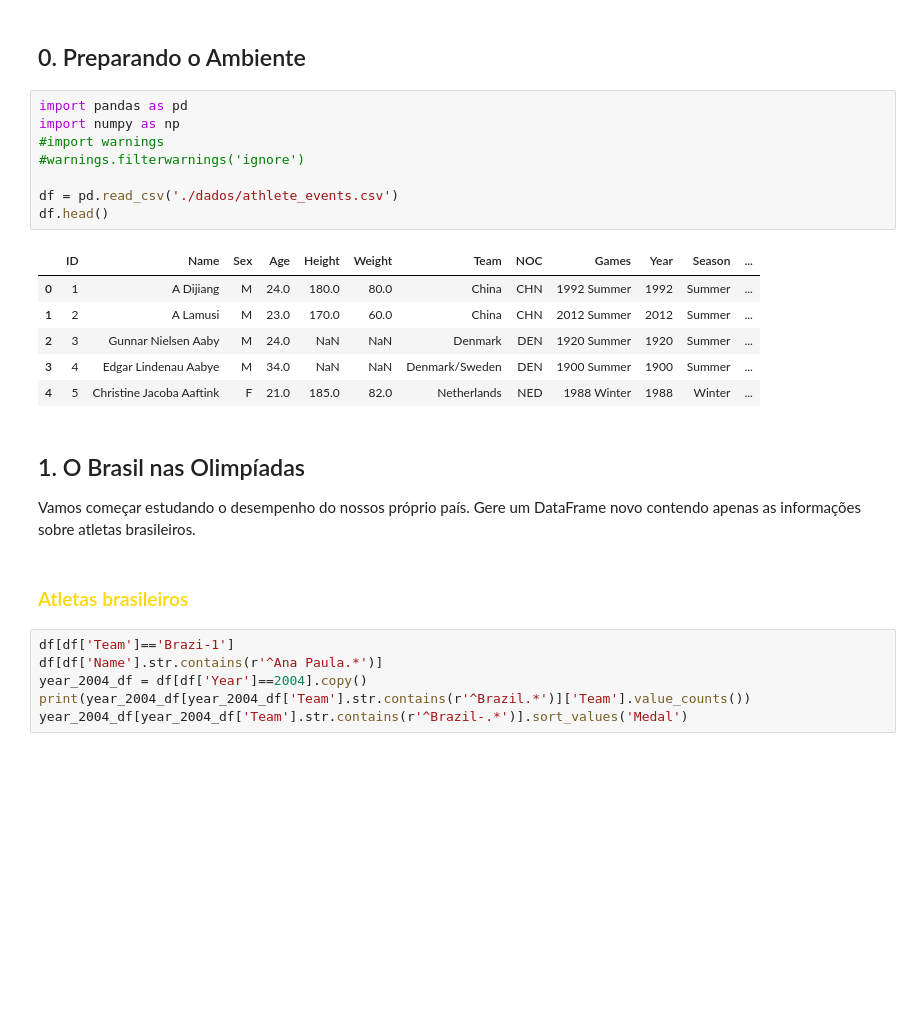
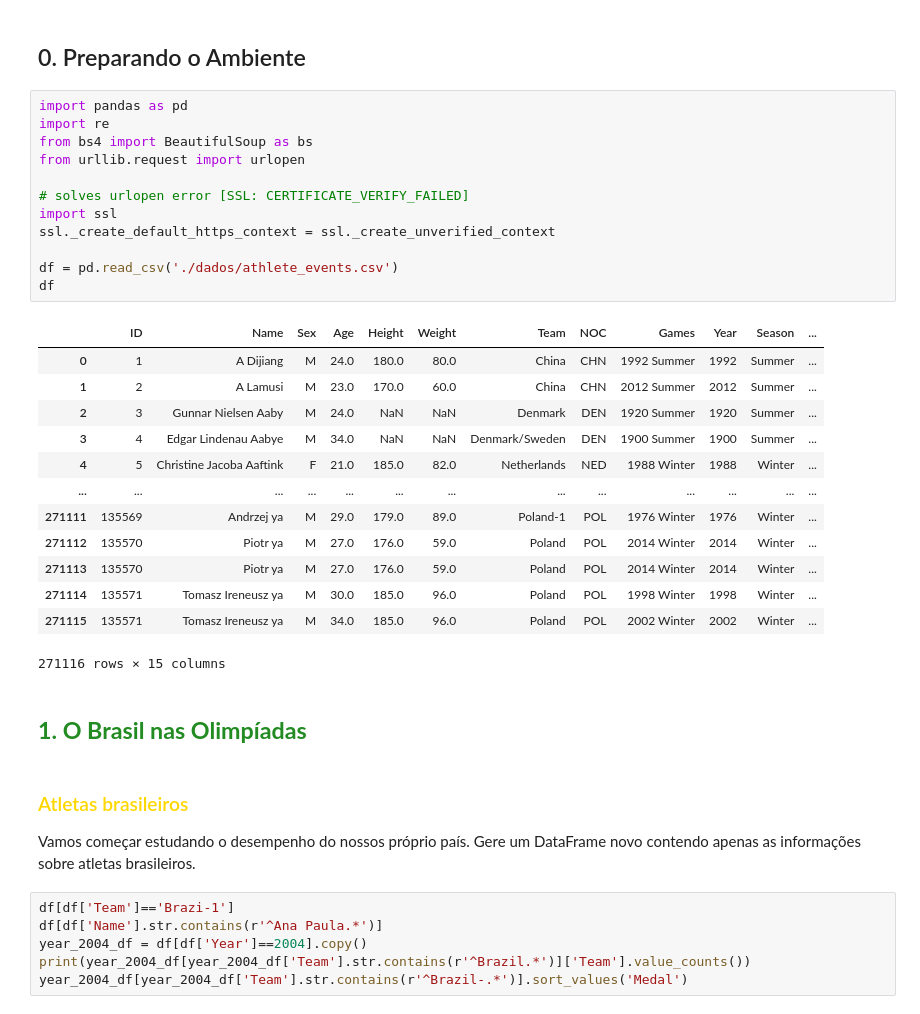
Before and after one commit to baiochi/LetsCode, a Jupyter notebook: Modulo 3 - Biblioteca e APIs/Projetos/Projeto - Pandas.ipynb, the cells around one changed output. Drawn from its saved outputs; the diff is of its cells as text; blank space fills up the shorter version.

```diff
--- a/Modulo 3 - Biblioteca e APIs/Projetos/Projeto - Pandas.ipynb
+++ b/Modulo 3 - Biblioteca e APIs/Projetos/Projeto - Pandas.ipynb
@@ -25,25 +29,36 @@ OBS: Fique à vontade para acrescentar mais células Python conforme necessário
 ## 0. Preparando o Ambiente <span id='env'>
 # %%
 import pandas as pd
-import numpy as np
-#import warnings
-#warnings.filterwarnings('ignore')
+import re
+from bs4 import BeautifulSoup as bs
+from urllib.request import urlopen
+
+# solves urlopen error [SSL: CERTIFICATE_VERIFY_FAILED]
+import ssl
+ssl._create_default_https_context = ssl._create_unverified_context
 
 df = pd.read_csv('./dados/athlete_events.csv')
-df.head()
+df
 # %% [output]
 |  | ID | Name | Sex | Age | Height | Weight | Team | NOC | Games | Year | Season | ... |
 | 0 | 1 | A Dijiang | M | 24.0 | 180.0 | 80.0 | China | CHN | 1992 Summer | 1992 | Summer | ... |
 | 1 | 2 | A Lamusi | M | 23.0 | 170.0 | 60.0 | China | CHN | 2012 Summer | 2012 | Summer | ... |
 | 2 | 3 | Gunnar Nielsen Aaby | M | 24.0 | NaN | NaN | Denmark | DEN | 1920 Summer | 1920 | Summer | ... |
 | 3 | 4 | Edgar Lindenau Aabye | M | 34.0 | NaN | NaN | Denmark/Sweden | DEN | 1900 Summer | 1900 | Summer | ... |
 | 4 | 5 | Christine Jacoba Aaftink | F | 21.0 | 185.0 | 82.0 | Netherlands | NED | 1988 Winter | 1988 | Winter | ... |
+| ... | ... | ... | ... | ... | ... | ... | ... | ... | ... | ... | ... | ... |
+| 271111 | 135569 | Andrzej ya | M | 29.0 | 179.0 | 89.0 | Poland-1 | POL | 1976 Winter | 1976 | Winter | ... |
+| 271112 | 135570 | Piotr ya | M | 27.0 | 176.0 | 59.0 | Poland | POL | 2014 Winter | 2014 | Winter | ... |
+| 271113 | 135570 | Piotr ya | M | 27.0 | 176.0 | 59.0 | Poland | POL | 2014 Winter | 2014 | Winter | ... |
+| 271114 | 135571 | Tomasz Ireneusz ya | M | 30.0 | 185.0 | 96.0 | Poland | POL | 1998 Winter | 1998 | Winter | ... |
+| 271115 | 135571 | Tomasz Ireneusz ya | M | 34.0 | 185.0 | 96.0 | Poland | POL | 2002 Winter | 2002 | Winter | ... |
+271116 rows × 15 columns
+# %% [markdown]
+## <span id='pt1' style='color:ForestGreen'><b>1. O Brasil nas Olimpíadas </span>
 # %% [markdown]
-## 1. O Brasil nas Olimpíadas <span id='pt1'>
+### <span id='pt1.1' style='color:Gold'> Atletas brasileiros </span>
 
 Vamos começar estudando o desempenho do nossos próprio país. Gere um DataFrame novo contendo apenas as informações sobre atletas brasileiros.
-# %% [markdown]
-### <span id='pt1.1' style='color:Gold'> Atletas brasileiros </span>
 # %%
 df[df['Team']=='Brazi-1']
 df[df['Name'].str.contains(r'^Ana Paula.*')]
```
Also changed, not shown: parts of 34 cells of this notebook.
